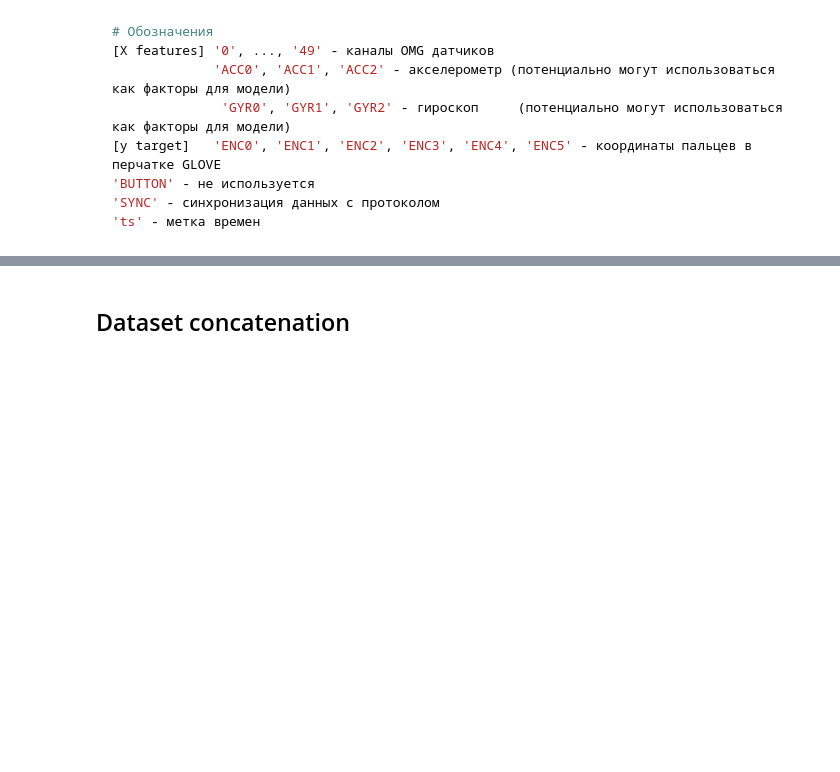
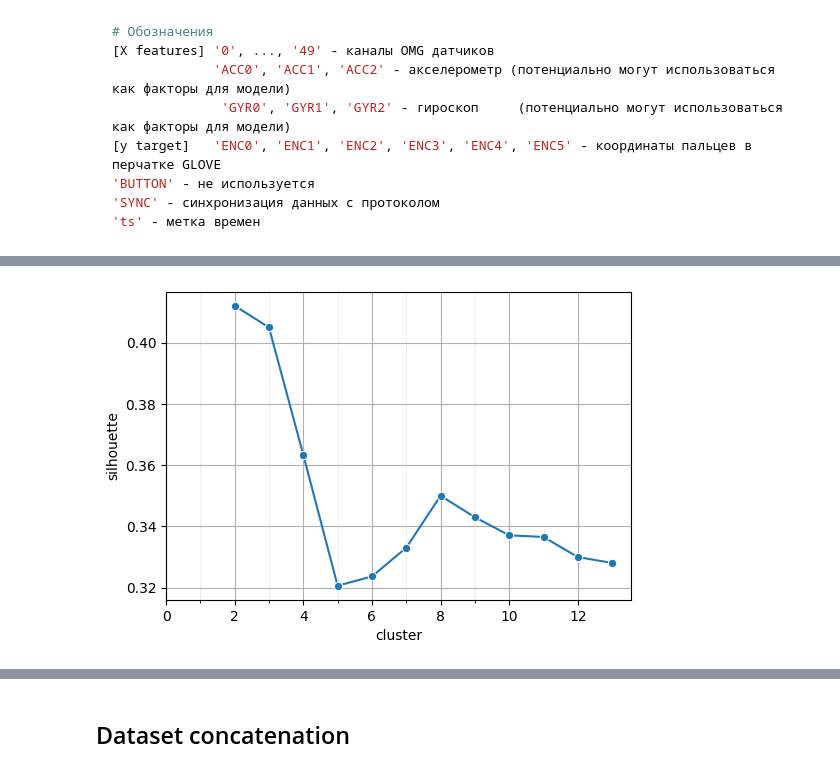
Before and after one commit to Internship-moto/Gestures_3, a Jupyter notebook: notebooks/Gestures_3.ipynb, the cells around one changed output, grey strips where cells are left out. Drawn from its saved outputs; the diff is of its cells as text; code cells hidden in the pictures; blank space fills up the shorter version.

```diff
--- a/notebooks/Gestures_3.ipynb
+++ b/notebooks/Gestures_3.ipynb
@@ -198,0 +268,32 @@ BUTTON_SYNC_TS_CH: ['BUTTON', 'SYNC', 'ts']
+# %%
+# импортируем метрику силуэт
+from sklearn.metrics import silhouette_score
+
+# напишем функцию, как и при подсчете метода локтя
+def get_silhouette(cluster_num, X):
+    k_means =  KMeans(n_clusters=cluster_num, init='k-means++', n_init=10, random_state=42)
+    k_means.fit(X)
+# подсчитаем метрику силуэта, передав данные и то, к каким кластерам относятся объекты
+    silhouette = silhouette_score(X, k_means.predict(X))
+    return silhouette
+
+# создадим пустой словарь, ключами будут инерция и количество кластеров
+silhouette_res = {"silhouette": [], "cluster": []}
+
+for cluster_num in range(2, 14):
+    silhouette_res["silhouette"].append(get_silhouette(cluster_num, X))
+    silhouette_res["cluster"].append(cluster_num)
+
+# сохраним в датафрейм значение силуэта и количество кластеров
+silhouette_df = pd.DataFrame(silhouette_res)
+
+fig, ax = plt.subplots(figsize = (6, 4))
+
+# визуализируем зависимость значения инерции от количества кластеров
+sns.lineplot(data=silhouette_df, x="cluster", y="silhouette", marker= "o",ax=ax)
+minor_ticks = np.arange(10)
+ax.set_xticks(minor_ticks, minor=True)
+ax.grid()
+ax.grid(which='minor', alpha=0.2);
+# %% [output]
+[figure, added]
```
Also changed, not shown: parts of 12 cells of this notebook.
